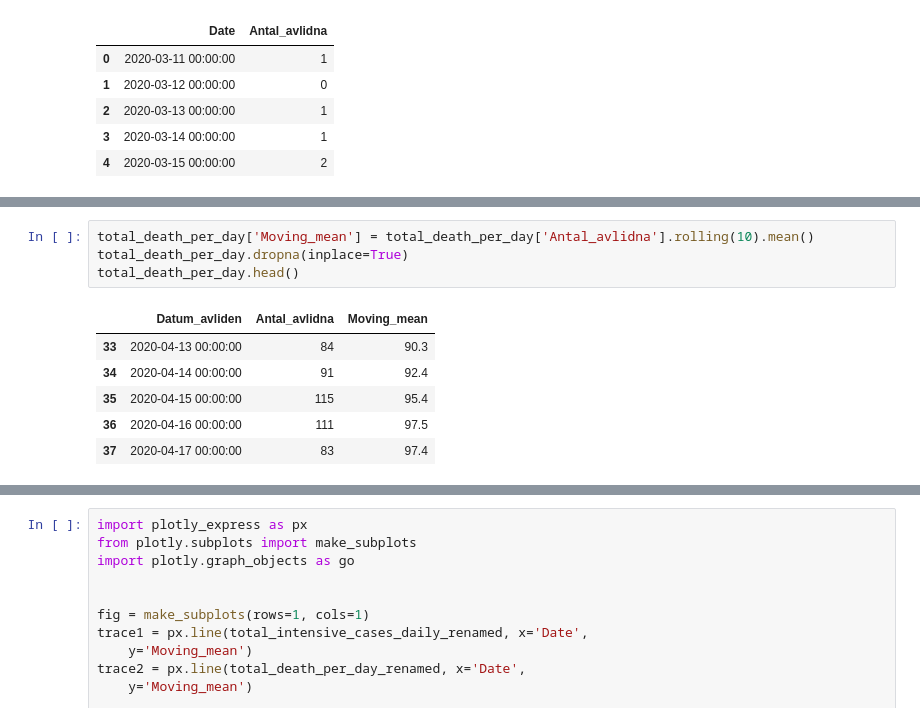
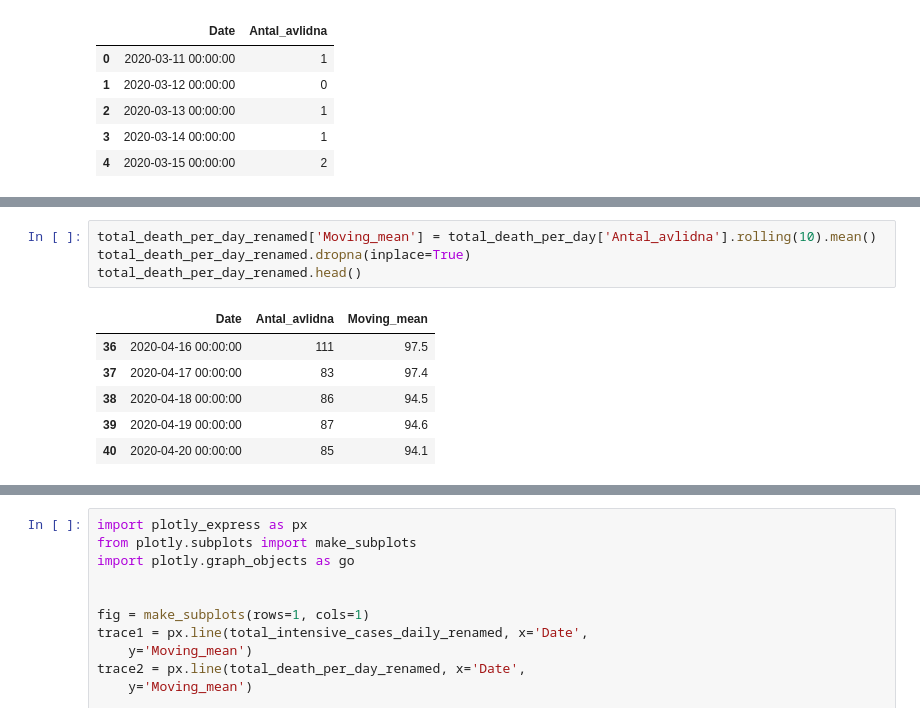
Before and after one commit to CyrilleKolle/Labb_databehandling, a Jupyter notebook: Code/exercise_3.ipynb, the cells around one changed output, grey strips where cells are left out. Saved outputs shown, nothing was run; the diff lists cells and outputs as text.

```diff
--- a/Code/exercise_3.ipynb
+++ b/Code/exercise_3.ipynb
@@ -105,13 +87,13 @@ total_death_per_day_renamed.head()
 # %%
-total_death_per_day['Moving_mean'] = total_death_per_day['Antal_avlidna'].rolling(10).mean()
-total_death_per_day.dropna(inplace=True)
-total_death_per_day.head()
+total_death_per_day_renamed['Moving_mean'] = total_death_per_day['Antal_avlidna'].rolling(10).mean()
+total_death_per_day_renamed.dropna(inplace=True)
+total_death_per_day_renamed.head()
 # %% [output]
-|  | Datum_avliden | Antal_avlidna | Moving_mean |
-| 33 | 2020-04-13 00:00:00 | 84 | 90.3 |
-| 34 | 2020-04-14 00:00:00 | 91 | 92.4 |
-| 35 | 2020-04-15 00:00:00 | 115 | 95.4 |
+|  | Date | Antal_avlidna | Moving_mean |
 | 36 | 2020-04-16 00:00:00 | 111 | 97.5 |
 | 37 | 2020-04-17 00:00:00 | 83 | 97.4 |
+| 38 | 2020-04-18 00:00:00 | 86 | 94.5 |
+| 39 | 2020-04-19 00:00:00 | 87 | 94.6 |
+| 40 | 2020-04-20 00:00:00 | 85 | 94.1 |
 # %%
 total_intensive_cases_daily_renamed =  total_intensive_cases_daily.rename({'Datum_vårdstart':'Date'}, axis=1)
```
Also changed, not shown: parts of 4 cells of this notebook, 1 other file.
